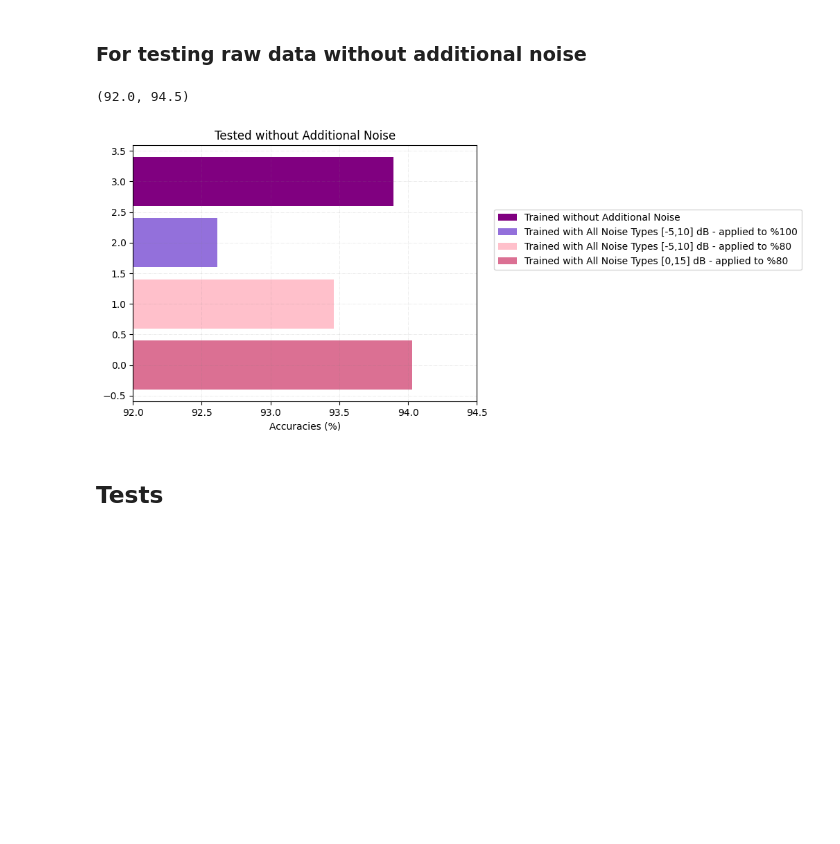
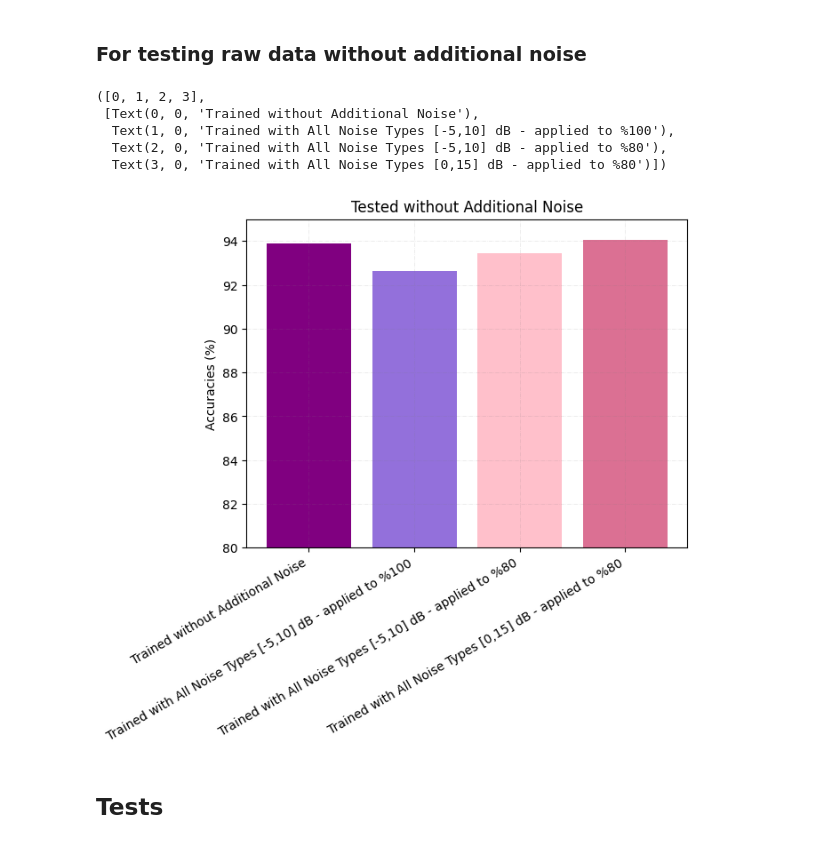
Before and after one commit to EyubogluMerve/ai8x-training, a Jupyter notebook: notebooks/KWS_Automated_Training.ipynb, the cells around one changed output. Drawn from its saved outputs; the diff is of its cells as text; code cells hidden in the pictures; blank space fills up the shorter version.

```diff
--- a/notebooks/KWS_Automated_Training.ipynb
+++ b/notebooks/KWS_Automated_Training.ipynb
@@ -579,23 +719,26 @@ Text(0, 0.5, 'Accuracies (%)')
 ### For testing raw data without additional noise
 # %%
 # Plotting the data
-plt.barh(3, df['Without Additional Noise'][0], label='Trained without Additional Noise', color = 'purple')
-plt.barh(2, df['All Noises [-5,10] dB - %100 '][0], label='Trained with All Noise Types [-5,10] dB - applied to %100', color = 'mediumpurple')
-plt.barh(1, df['All Noises [-5,10] dB - %80'][0], label='Trained with All Noise Types [-5,10] dB - applied to %80', color = 'pink')
-plt.barh(0, df['All Noises [0,15] dB - %80 '][0], label='Trained with All Noise Types [0,15] dB - applied to %80', color = 'palevioletred')
+plt.bar('Trained without Additional Noise', df['Without Additional Noise'][0], color = 'purple')
+plt.bar('Trained with All Noise Types [-5,10] dB - applied to %100', df['All Noises [-5,10] dB - %100 '][0], color = 'mediumpurple')
+plt.bar('Trained with All Noise Types [-5,10] dB - applied to %80', df['All Noises [-5,10] dB - %80'][0], color = 'pink')
+plt.bar('Trained with All Noise Types [0,15] dB - applied to %80', df['All Noises [0,15] dB - %80 '][0], color = 'palevioletred')
 
 plt.grid(color ='grey',
         linestyle ='-.', linewidth = 0.5,
         alpha = 0.2)
 
-plt.legend(bbox_to_anchor=(1.05, 0.75),
-                        loc='upper left', borderaxespad=0.)
 plt.title("Tested without Additional Noise")
-plt.xlabel('Accuracies (%)')
-plt.xlim(92,94.5)
+plt.ylabel('Accuracies (%)')
+plt.ylim(80,95)
+plt.xticks(rotation=30, ha = 'right')
 # %% [output]
-(92.0, 94.5)
+([0, 1, 2, 3],
+ [Text(0, 0, 'Trained without Additional Noise'),
+  Text(1, 0, 'Trained with All Noise Types [-5,10] dB - applied to %100'),
+  Text(2, 0, 'Trained with All Noise Types [-5,10] dB - applied to %80'),
+  Text(3, 0, 'Trained with All Noise Types [0,15] dB - applied to %80')])
-[figure, old version]
+[figure, new version]
 # %% [markdown]
 ## Tests
 # %%
```
Also changed, not shown: parts of 13 cells of this notebook, 1 other file.
